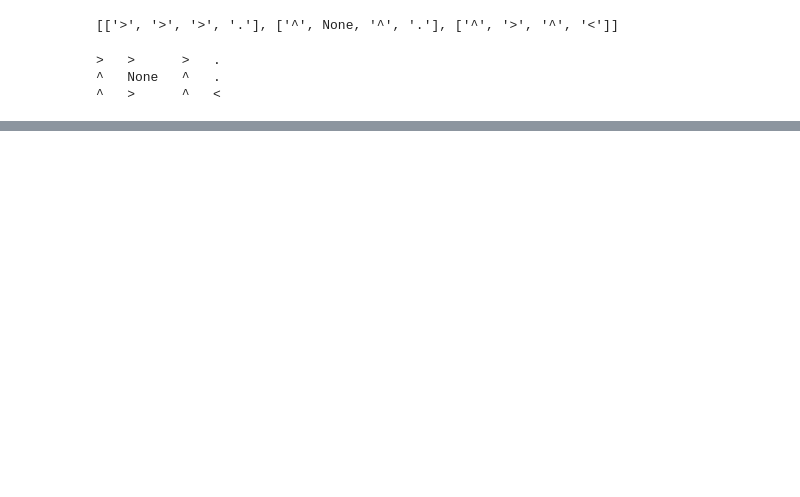
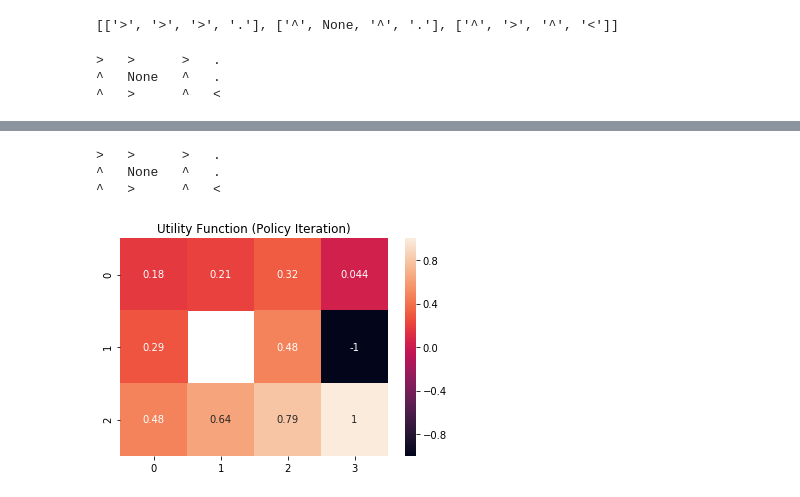
Before and after one commit to nshea3/ml_notebooks_p4, a Jupyter notebook: aimacode_mdp.ipynb, the cells around one changed output, grey strips where cells are left out. Drawn from its saved outputs; the diff is of its cells as text; code cells hidden in the pictures; blank space fills up the shorter version.

```diff
--- a/aimacode_mdp.ipynb
+++ b/aimacode_mdp.ipynb
@@ -104,0 +66,14 @@ nan
+# %%
+pi, U, iter_time = policy_iteration(gridmdp)
+pi_utility_array = utility_dict_toarray(U, (3,4))
+
+utility_array_df = pd.DataFrame(pi_utility_array)
+
+sns.heatmap(utility_array_df, annot=True).set_title("Utility Function (Policy Iteration)")
+
+print_table(gridmdp.to_arrows(pi))
+# %% [output]
+>   >      >   .
+^   None   ^   .
+^   >      ^   <
+[figure, added]
```
Also changed, not shown: parts of 8 cells of this notebook, 1 other file.
